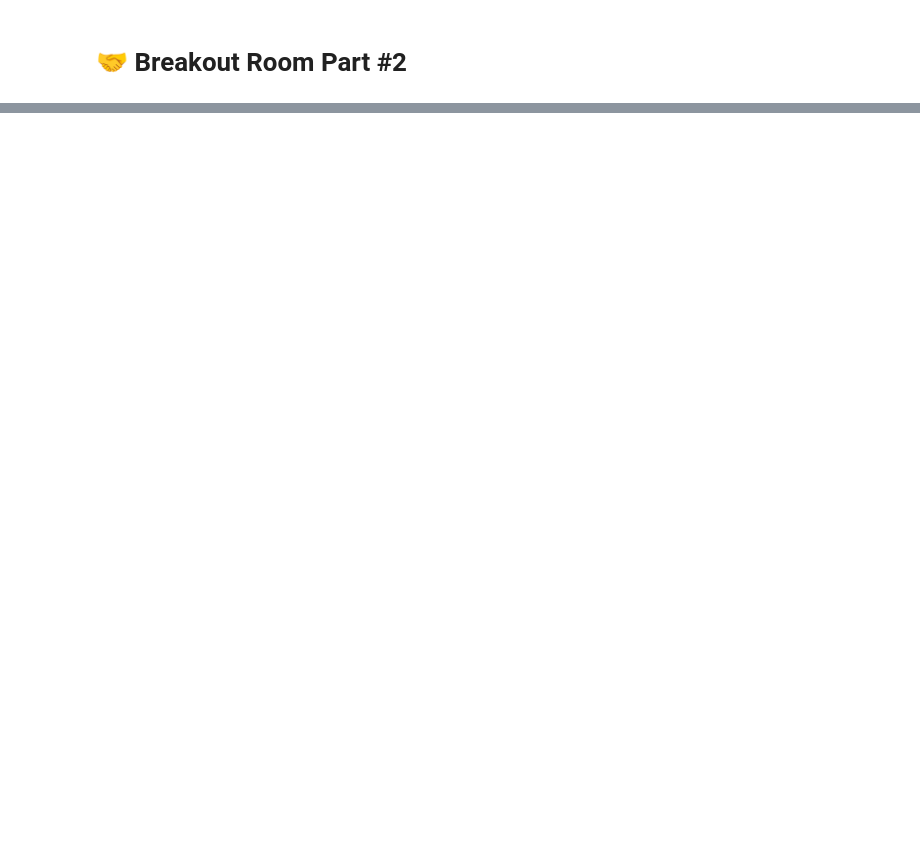
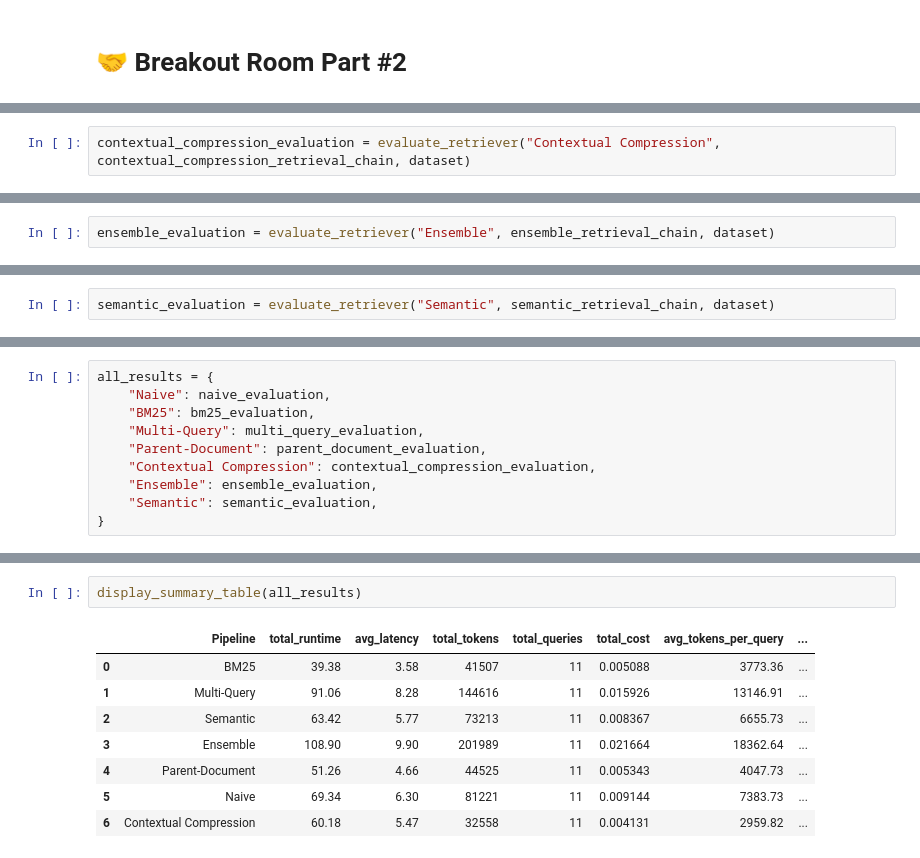
Before and after one commit to djdinnebeil/aie7_journey, a Jupyter notebook: 09_Advanced_Retrieval/Advanced_Retrieval_with_LangChain_Assignment.ipynb, the cells around one changed output, grey strips where cells are left out. Cells and saved outputs as stored; diff of their text form; blank space fills up the shorter version.

```diff
--- a/09_Advanced_Retrieval/Advanced_Retrieval_with_LangChain_Assignment.ipynb
+++ b/09_Advanced_Retrieval/Advanced_Retrieval_with_LangChain_Assignment.ipynb
@@ -587,0 +1210,2 @@ Your analysis should factor in:
+# %%
+contextual_compression_evaluation = evaluate_retriever("Contextual Compression", contextual_compression_retrieval_chain, dataset)
@@ -587,0 +1236,2 @@ Your analysis should factor in:
+# %%
+ensemble_evaluation = evaluate_retriever("Ensemble", ensemble_retrieval_chain, dataset)
@@ -587,0 +1277,2 @@ Your analysis should factor in:
+# %%
+semantic_evaluation = evaluate_retriever("Semantic", semantic_retrieval_chain, dataset)
@@ -587,0 +1305,10 @@ Your analysis should factor in:
+# %%
+all_results = {
+    "Naive": naive_evaluation,
+    "BM25": bm25_evaluation,
+    "Multi-Query": multi_query_evaluation,
+    "Parent-Document": parent_document_evaluation,
+    "Contextual Compression": contextual_compression_evaluation,
+    "Ensemble": ensemble_evaluation,
+    "Semantic": semantic_evaluation,
+}
@@ -587,0 +1363,11 @@ Your analysis should factor in:
+# %%
+display_summary_table(all_results)
+# %% [output]
+|  | Pipeline | total_runtime | avg_latency | total_tokens | total_queries | total_cost | avg_tokens_per_query | ... |
+| 0 | BM25 | 39.38 | 3.58 | 41507 | 11 | 0.005088 | 3773.36 | ... |
+| 1 | Multi-Query | 91.06 | 8.28 | 144616 | 11 | 0.015926 | 13146.91 | ... |
+| 2 | Semantic | 63.42 | 5.77 | 73213 | 11 | 0.008367 | 6655.73 | ... |
+| 3 | Ensemble | 108.90 | 9.90 | 201989 | 11 | 0.021664 | 18362.64 | ... |
+| 4 | Parent-Document | 51.26 | 4.66 | 44525 | 11 | 0.005343 | 4047.73 | ... |
+| 5 | Naive | 69.34 | 6.30 | 81221 | 11 | 0.009144 | 7383.73 | ... |
+| 6 | Contextual Compression | 60.18 | 5.47 | 32558 | 11 | 0.004131 | 2959.82 | ... |
```
Also changed, not shown: parts of 59 cells of this notebook, 1 other file.
